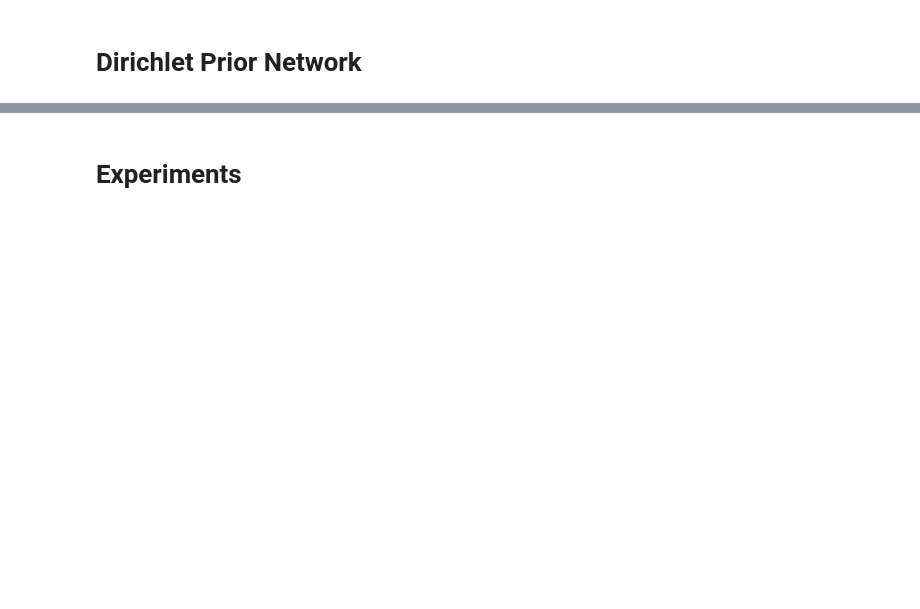
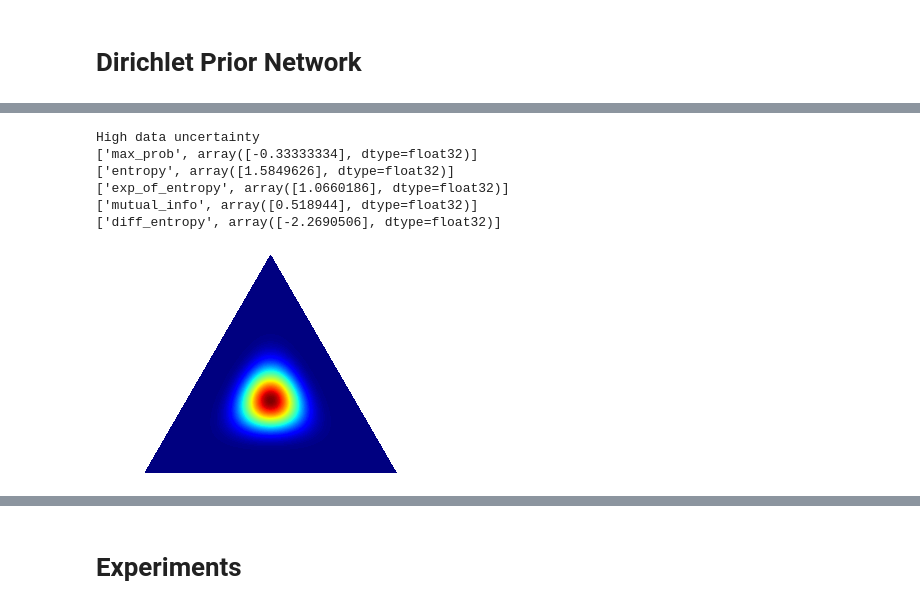
Before and after one commit to stat-ml/alpaca, a Jupyter notebook: examples/DirichletPriorNet_Classification.ipynb, the cells around one changed output, grey strips where cells are left out. Saved outputs shown, nothing was run; the diff lists cells and outputs as text; code cells hidden in the pictures; blank space fills up the shorter version.

```diff
--- a/examples/DirichletPriorNet_Classification.ipynb
+++ b/examples/DirichletPriorNet_Classification.ipynb
@@ -91,0 +183,11 @@ class DPNClass(nn.Module):
+# %%
+print("High data uncertainty")
+vis_metrics([10, 10, 10])
+# %% [output]
+High data uncertainty
+['max_prob', array([-0.33333334], dtype=float32)]
+['entropy', array([1.5849626], dtype=float32)]
+['exp_of_entropy', array([1.0660186], dtype=float32)]
+['mutual_info', array([0.518944], dtype=float32)]
+['diff_entropy', array([-2.2690506], dtype=float32)]
+[figure, added]
```
Also changed, not shown: parts of 48 cells of this notebook.
